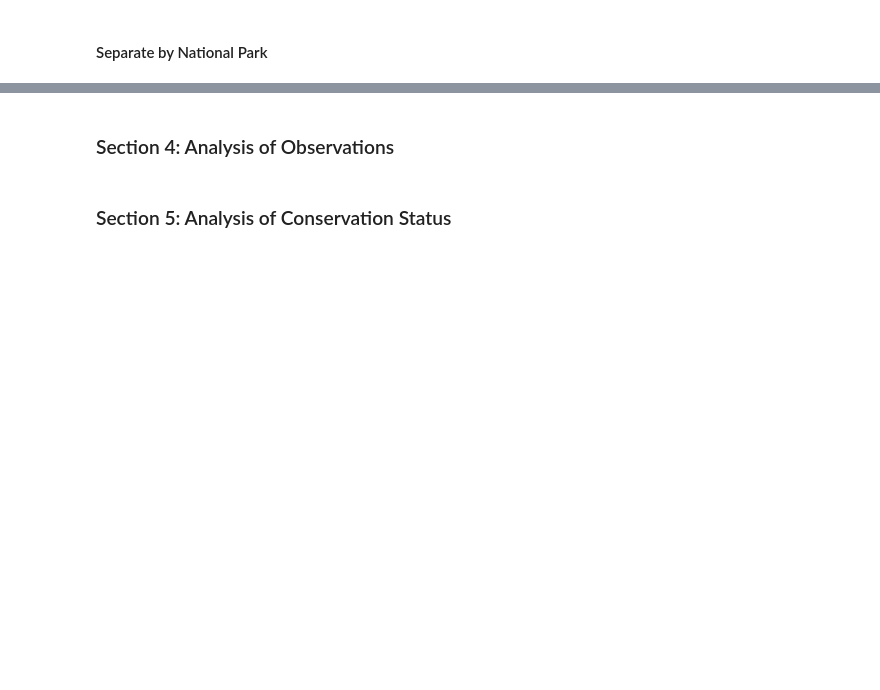
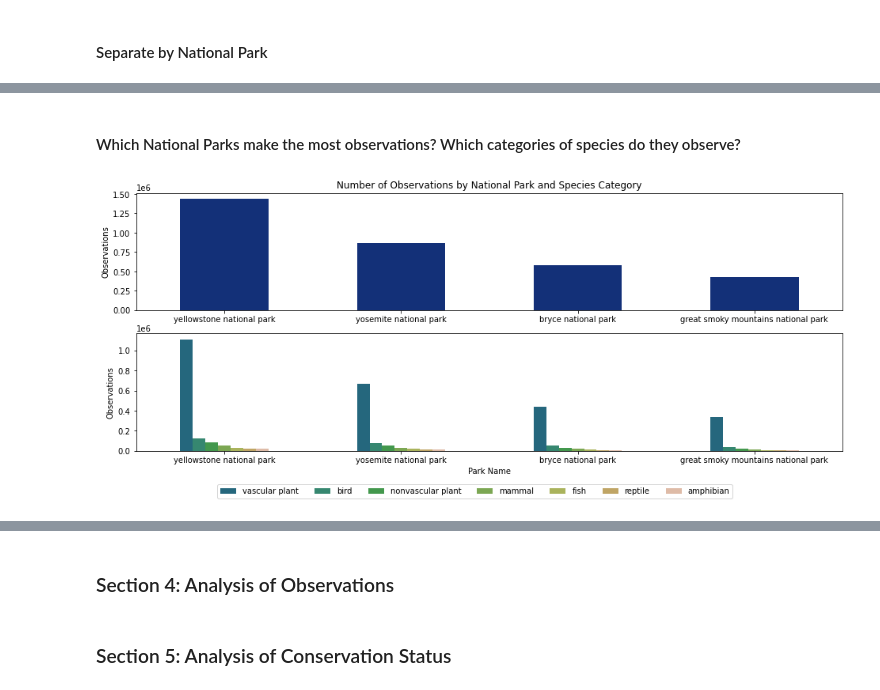
Before and after one commit to leahmfulmer/codecademy-projects, a Jupyter notebook: national-parks-service-biodiversity/lmf-national-parks-service-biodiversity.ipynb, the cells around one changed output, grey strips where cells are left out. Drawn from its saved outputs; the diff is of its cells as text; code cells hidden in the pictures; blank space fills up the shorter version.

Commit message:
Ordering and coloring bars for better understanding.

```diff
--- a/national-parks-service-biodiversity/lmf-national-parks-service-biodiversity.ipynb
+++ b/national-parks-service-biodiversity/lmf-national-parks-service-biodiversity.ipynb
@@ -177,3 +183,44 @@ yosemite = isolate("yosemite national park")
 **National Parks:**
 * Does the number of observations vary across national park?
 * Which national park contains the most species flagged for conservation?
+# %% [markdown]
+#### Which National Parks make the most observations? Which categories of species do they observe?
+# %%
+# Group observations by National Park
+parks_grouped = combined.groupby(["park_name", "category"]).observations.sum().reset_index()
+
+# Pivot by species category
+pivot_category = parks_grouped.pivot(columns='category', \
+                              index='park_name', values='observations').reset_index()
+column_order = ['park_name', 'vascular plant', 'bird', 'nonvascular plant', 'mammal', 'fish', 'reptile', 'amphibian']
+row_order = ['yellowstone national park', 'yosemite national park', 'bryce national park', 'great smoky mountains national park']
+pivot_category = pivot_category.reindex(column_order, axis=1).reindex([2,3,0,1])
+
+# Create a color dictionary
+palette = sns.color_palette("gist_earth", 8)
+# palette.reverse()
+colors = dict(zip(column_order, palette))
+
+# parks_grouped.head()
+# pivot_category.head()
+# %%
+# Plot Number of Observations by National Park and Species Category
+
+fig, axes = plt.subplots(figsize=(16,6), nrows=2, ncols=1)
+
+# Observations sum
+df = parks_grouped.groupby('park_name').observations.sum().reset_index()\
+        .sort_values('observations', ascending=False)
+ax = df.plot(ax=axes[0], \
+        kind='bar', rot=0, title="Number of Observations by National Park and Species Category", \
+        xlabel='', ylabel="Observations", legend=False, color=colors['park_name'])
+ax.set_xticklabels(df.park_name)
+
+# Observations by category
+pivot_category.plot(ax=axes[1], x='park_name', kind='bar', \
+                    rot=0, xlabel="Park Name", ylabel="Observations", color=colors)
+plt.legend(ncol=7, bbox_to_anchor=(0.85, -0.25))
+
+plt.show()
+# %% [output]
+[figure, added]
```
Also changed, not shown: parts of 29 cells of this notebook.
